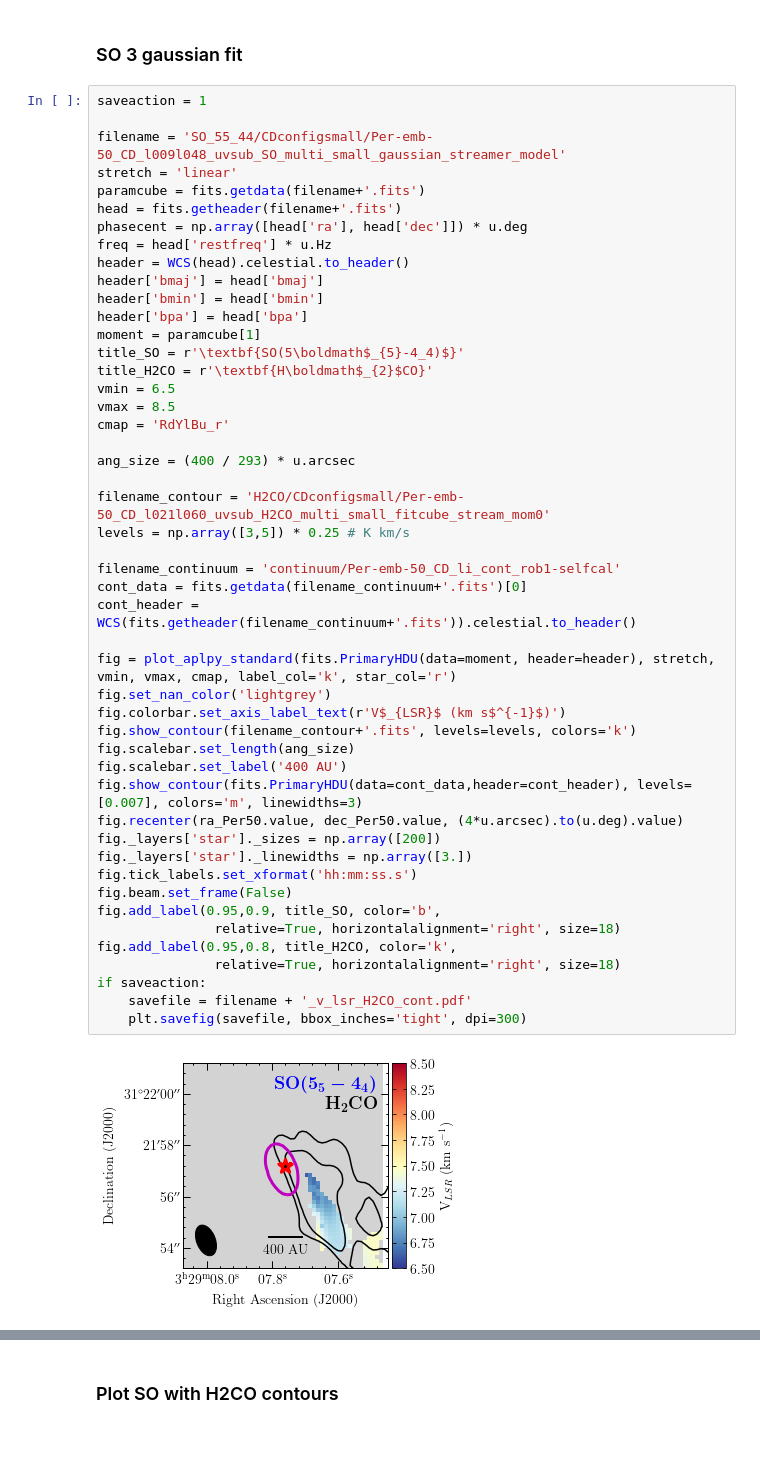
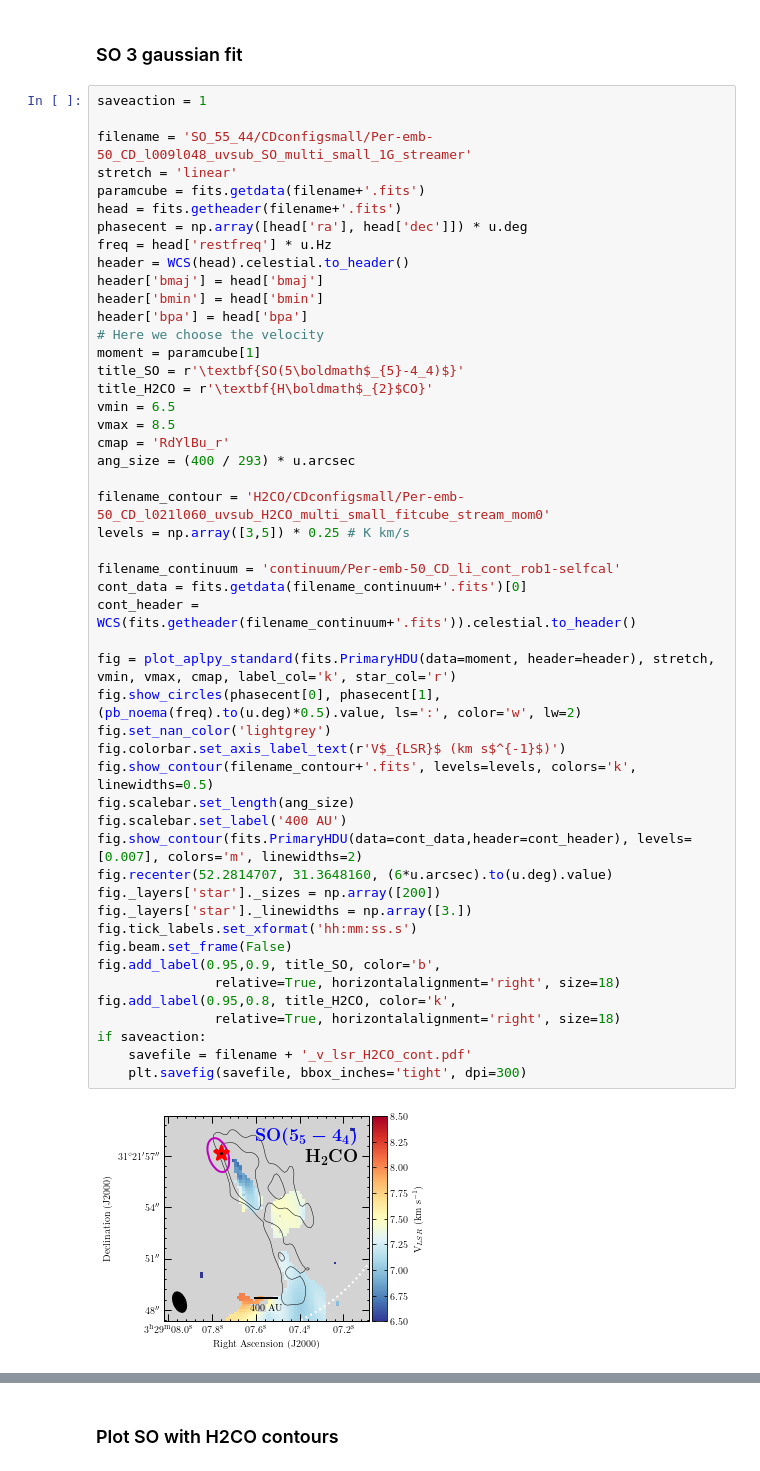
Before and after one commit to tere-valdivia/Per-emb-50_results, a Jupyter notebook: Data_figures.ipynb, the cells around one changed output, grey strips where cells are left out. Saved outputs shown, nothing was run; the diff lists cells and outputs as text; blank space fills up the shorter version.

```diff
--- a/Data_figures.ipynb
+++ b/Data_figures.ipynb
@@ -271,7 +273,7 @@ INFO: Auto-setting vmax to  5.297e-01 [aplpy.core]
 # %%
 saveaction = 1
 
-filename = 'SO_55_44/CDconfigsmall/Per-emb-50_CD_l009l048_uvsub_SO_multi_small_gaussian_streamer_model'
+filename = 'SO_55_44/CDconfigsmall/Per-emb-50_CD_l009l048_uvsub_SO_multi_small_1G_streamer'
 stretch = 'linear'
 paramcube = fits.getdata(filename+'.fits')
 head = fits.getheader(filename+'.fits')
@@ -281,40 +283,41 @@ header = WCS(head).celestial.to_header()
 header['bmaj'] = head['bmaj']
 header['bmin'] = head['bmin']
 header['bpa'] = head['bpa']
+# Here we choose the velocity
 moment = paramcube[1]
 title_SO = r'\textbf{SO(5\boldmath$_{5}-4_4)$}'
 title_H2CO = r'\textbf{H\boldmath$_{2}$CO}'
 vmin = 6.5
 vmax = 8.5
 cmap = 'RdYlBu_r'
-
 ang_size = (400 / 293) * u.arcsec
 
 filename_contour = 'H2CO/CDconfigsmall/Per-emb-50_CD_l021l060_uvsub_H2CO_multi_small_fitcube_stream_mom0'
 levels = np.array([3,5]) * 0.25 # K km/s
 
 filename_continuum = 'continuum/Per-emb-50_CD_li_cont_rob1-selfcal'
 cont_data = fits.getdata(filename_continuum+'.fits')[0]
 cont_header = WCS(fits.getheader(filename_continuum+'.fits')).celestial.to_header()
 
 fig = plot_aplpy_standard(fits.PrimaryHDU(data=moment, header=header), stretch, vmin, vmax, cmap, label_col='k', star_col='r')
+fig.show_circles(phasecent[0], phasecent[1], (pb_noema(freq).to(u.deg)*0.5).value, ls=':', color='w', lw=2)
 fig.set_nan_color('lightgrey')
 fig.colorbar.set_axis_label_text(r'V$_{LSR}$ (km s$^{-1}$)')
-fig.show_contour(filename_contour+'.fits', levels=levels, colors='k')
+fig.show_contour(filename_contour+'.fits', levels=levels, colors='k', linewidths=0.5)
 fig.scalebar.set_length(ang_size)
 fig.scalebar.set_label('400 AU')
-fig.show_contour(fits.PrimaryHDU(data=cont_data,header=cont_header), levels=[0.007], colors='m', linewidths=3)
-fig.recenter(ra_Per50.value, dec_Per50.value, (4*u.arcsec).to(u.deg).value)
+fig.show_contour(fits.PrimaryHDU(data=cont_data,header=cont_header), levels=[0.007], colors='m', linewidths=2)
+fig.recenter(52.2814707, 31.3648160, (6*u.arcsec).to(u.deg).value)
 fig._layers['star']._sizes = np.array([200])
 fig._layers['star']._linewidths = np.array([3.])
 fig.tick_labels.set_xformat('hh:mm:ss.s')
 fig.beam.set_frame(False)
 fig.add_label(0.95,0.9, title_SO, color='b',
                relative=True, horizontalalignment='right', size=18)
 fig.add_label(0.95,0.8, title_H2CO, color='k',
                relative=True, horizontalalignment='right', size=18)
 if saveaction:
     savefile = filename + '_v_lsr_H2CO_cont.pdf'
     plt.savefig(savefile, bbox_inches='tight', dpi=300)
 # %% [output]
-[figure, old version]
+[figure, new version]
```
Also changed, not shown: parts of 8 cells of this notebook, 3 other files.
